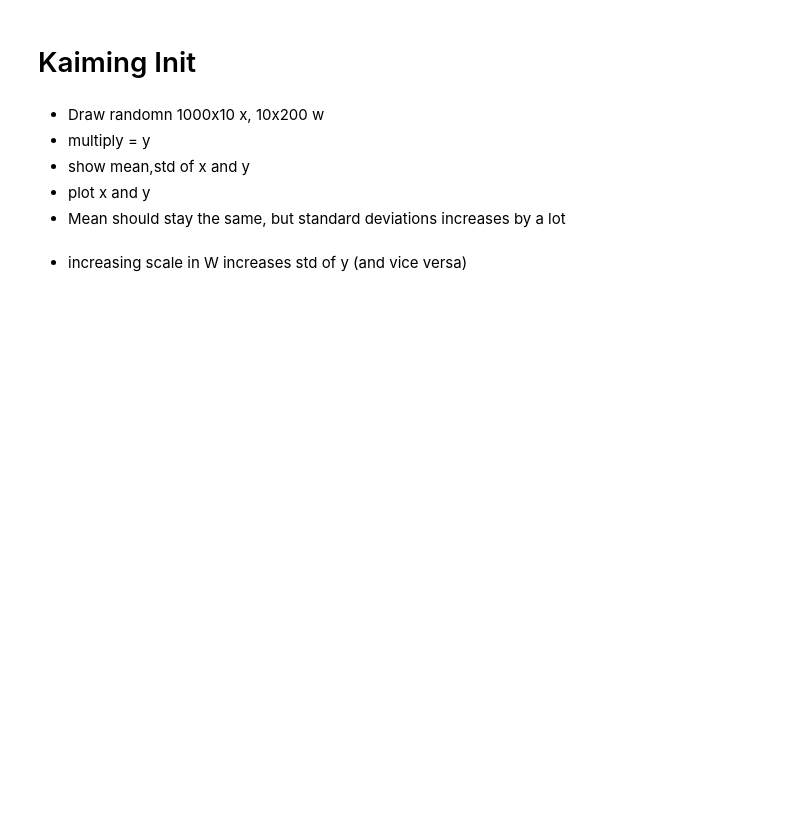
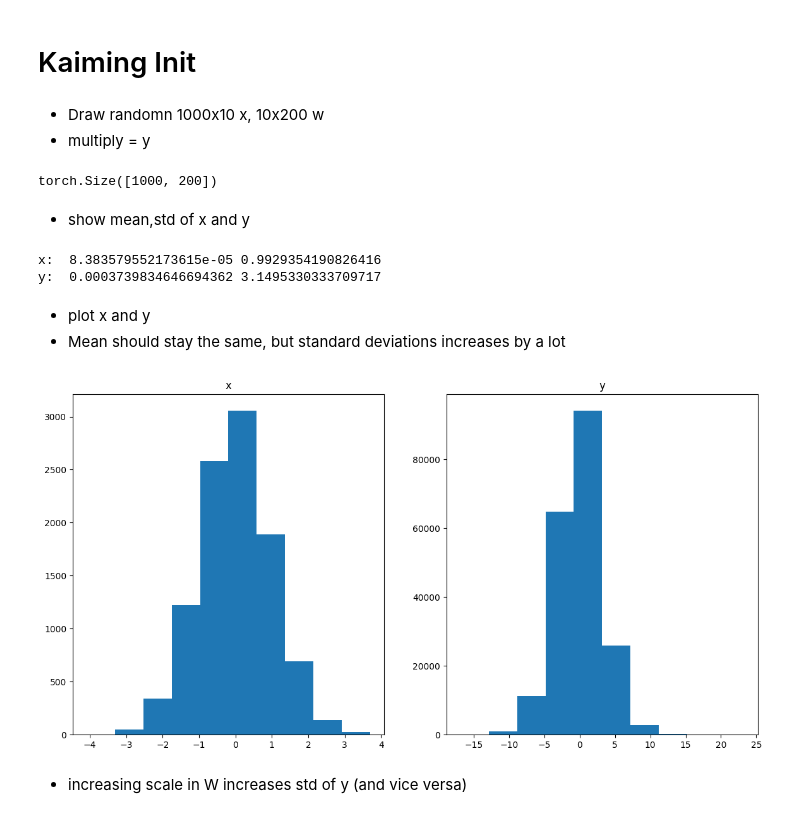
Before and after one commit to omlnaut/nn_zero_to_hero, a Jupyter notebook: nbs/04_activations_and_gradients.ipynb, the cells around one changed output. Cells and saved outputs as stored; diff of their text form; code cells hidden in the pictures; blank space fills up the shorter version.

```diff
--- a/nbs/04_activations_and_gradients.ipynb
+++ b/nbs/04_activations_and_gradients.ipynb
@@ -292,11 +292,39 @@ train 2.1464035511016846
 val 2.1903910636901855
 # %% [markdown]
 # Kaiming Init
+# %% [markdown]
+- Draw randomn 1000x10 x, 10x200 w
+- multiply = y
+# %%
+x = torch.randn((1000,10))
+W = torch.randn((10,200))
+
+y = x @ W
+y.shape
+# %% [output]
+torch.Size([1000, 200])
+# %% [markdown]
+- show mean,std of x and y
+# %%
+print('x: ', x.mean().item(), x.std().item())
+print('y: ', y.mean().item(), y.std().item())
+# %% [output]
+x:  8.383579552173615e-05 0.9929354190826416
+y:  0.0003739834646694362 3.1495330333709717
 # %% [markdown]
-- Draw randomn 1000x10 x, 10x200 w
-- multiply = y
-- show mean,std of x and y
 - plot x and y
 - Mean should stay the same, but standard deviations increases by a lot
+# %%
+fig, (l,r) = plt.subplots(ncols=2, figsize=(14,7))
+
+l.hist(x.flatten())
+l.set_title('x')
+
+r.hist(y.flatten())
+r.set_title('y')
+
+plt.show()
+# %% [output]
+[figure, added]
 # %% [markdown]
 - increasing scale in W increases std of y (and vice versa)
```
Also changed, not shown: parts of 18 cells of this notebook.
